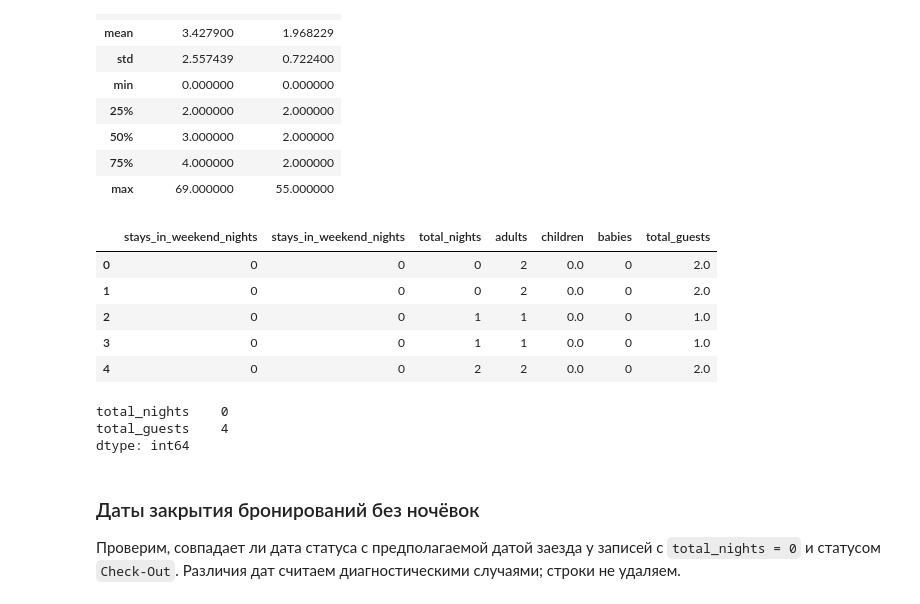
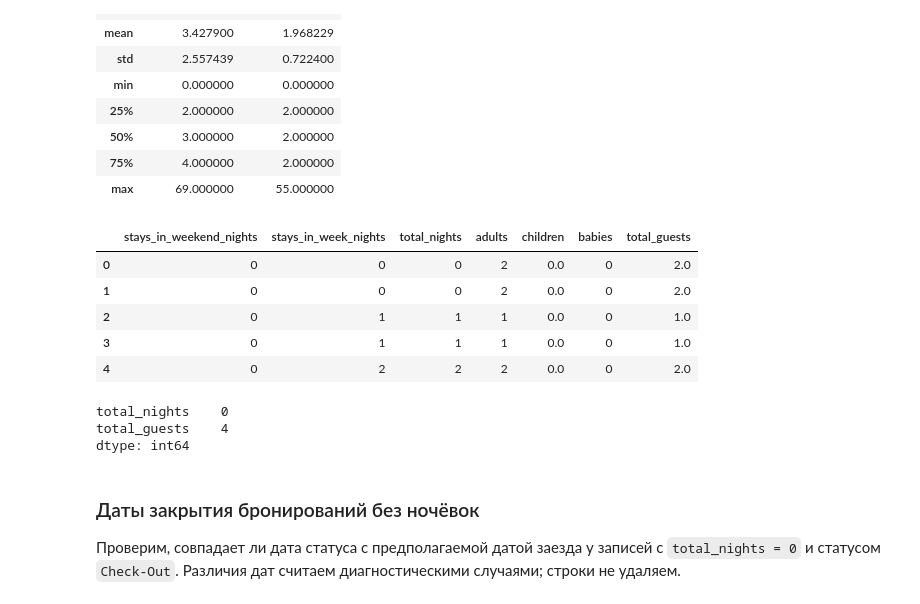
Before and after one commit to prodavec-svg/Hotel_EDA, a Jupyter notebook: notebooks/01_hotel_eda.ipynb, the cells around one changed output. Saved outputs shown, nothing was run; the diff lists cells and outputs as text; code cells hidden in the pictures.

```diff
--- a/notebooks/01_hotel_eda.ipynb
+++ b/notebooks/01_hotel_eda.ipynb
@@ -414,15 +417,15 @@ df_prepared[['total_nights','total_guests']].describe()
 | 75% | 4.000000 | 2.000000 |
 | max | 69.000000 | 55.000000 |
 # %%
-display(df_prepared[['stays_in_weekend_nights','stays_in_weekend_nights','total_nights','adults','children','babies','total_guests']].head())
+display(df_prepared[['stays_in_weekend_nights','stays_in_week_nights','total_nights','adults','children','babies','total_guests']].head())
 df_prepared[['total_nights','total_guests']].isna().sum()
 # %% [output]
-|  | stays_in_weekend_nights | stays_in_weekend_nights | total_nights | adults | children | babies | total_guests |
+|  | stays_in_weekend_nights | stays_in_week_nights | total_nights | adults | children | babies | total_guests |
 | 0 | 0 | 0 | 0 | 2 | 0.0 | 0 | 2.0 |
 | 1 | 0 | 0 | 0 | 2 | 0.0 | 0 | 2.0 |
-| 2 | 0 | 0 | 1 | 1 | 0.0 | 0 | 1.0 |
-| 3 | 0 | 0 | 1 | 1 | 0.0 | 0 | 1.0 |
-| 4 | 0 | 0 | 2 | 2 | 0.0 | 0 | 2.0 |
+| 2 | 0 | 1 | 1 | 1 | 0.0 | 0 | 1.0 |
+| 3 | 0 | 1 | 1 | 1 | 0.0 | 0 | 1.0 |
+| 4 | 0 | 2 | 2 | 2 | 0.0 | 0 | 2.0 |
 total_nights    0
 total_guests    4
 dtype: int64
```
Also changed, not shown: parts of 41 cells of this notebook.
